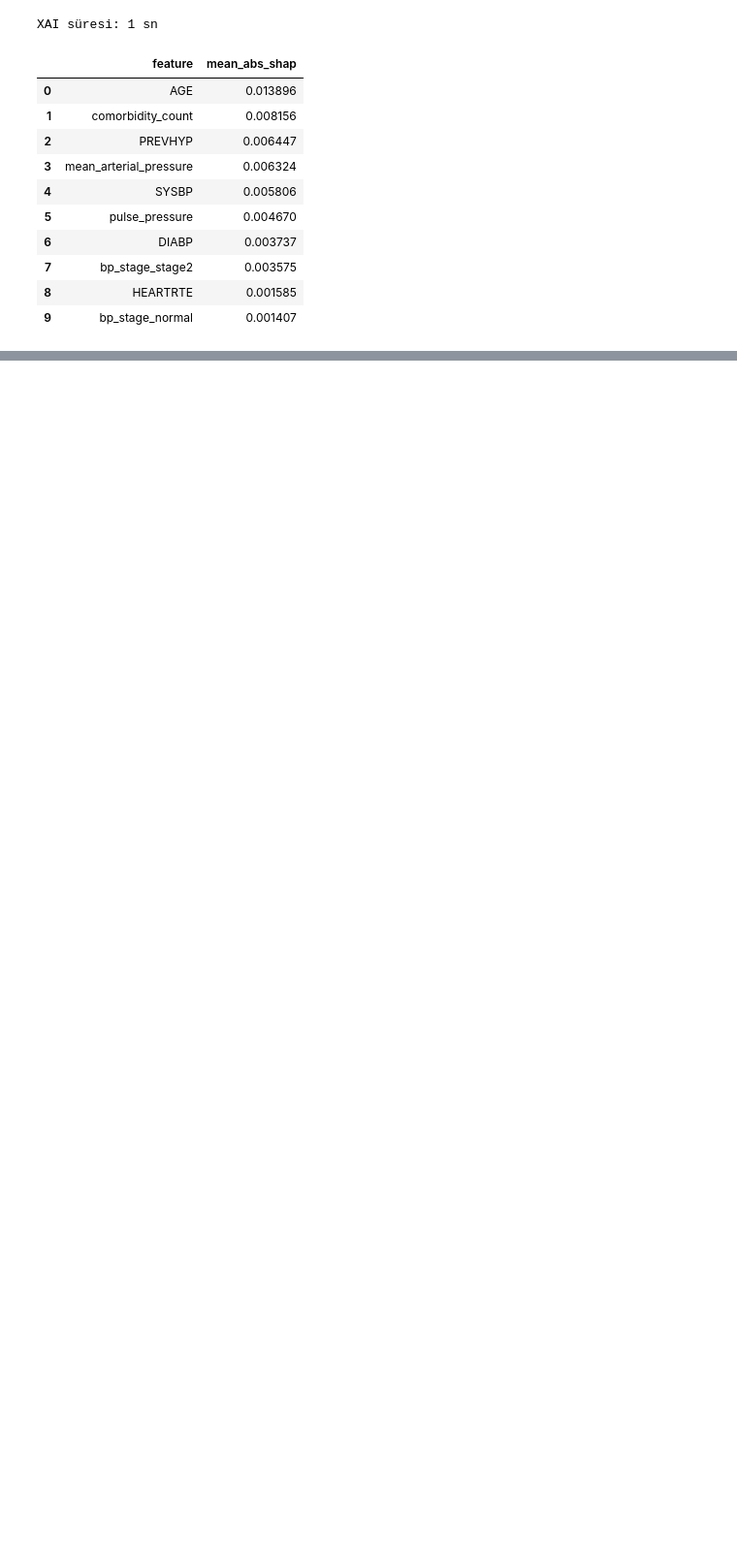
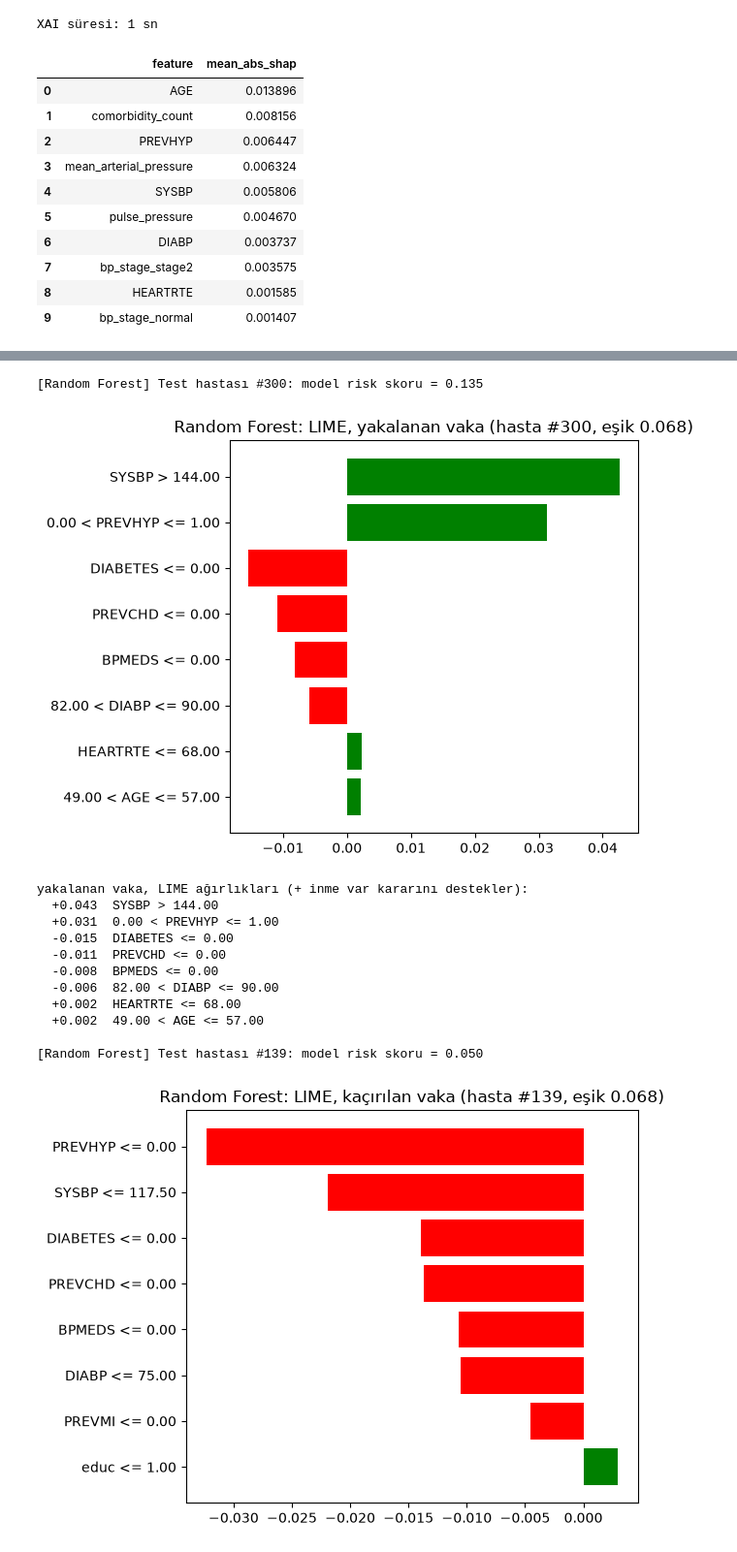
Before and after one commit to Soo-de/stroke_detection_ML, a Jupyter notebook: notebooks/07_model_rf.ipynb, the cells around one changed output, grey strips where cells are left out. Shown at 97% size. Cells and saved outputs as stored; diff of their text form; code cells hidden in the pictures; blank space fills up the shorter version.

Commit message:
Random Forest: explain a caught and a missed stroke patient at the working threshold, add feature removal analysis; record results

```diff
--- a/notebooks/07_model_rf.ipynb
+++ b/notebooks/07_model_rf.ipynb
@@ -563,0 +569,24 @@ xai["shap_importance"].head(10)
+# %%
+# Typical caught and typical missed stroke patient of the test set at the working threshold (section 6):
+# the patient whose score is closest to the median score of their group (not the extreme one).
+score = test_result["score"]
+y_arr = np.asarray(y_test)
+caught_rows = np.where((y_arr == 1) & (score >= threshold))[0]
+missed_rows = np.where((y_arr == 1) & (score < threshold))[0]
+
+def typical(rows):
+    return int(rows[np.argmin(np.abs(score[rows] - np.median(score[rows])))])
+
+case_idx = {"caught": typical(caught_rows), "missed": typical(missed_rows)}
+
+top = int(np.argmax(score))   # the patient LIME explained in section 10 (highest score)
+print(f"Çalışma eşiği: {threshold:.3f} | test: {len(caught_rows)} inme yakalandı, {len(missed_rows)} kaçırıldı")
+print(f"Bölüm 10'daki LIME hastası #{top}: gerçek inme = {bool(y_arr[top])}, skor {score[top]:.3f} -> "
+      f"{'yakalanan' if y_arr[top] == 1 and score[top] >= threshold else 'yakalanan değil'}")
+for key, i in case_idx.items():
+    print(f"{key}: hasta #{i}, skor {score[i]:.3f}, eşik {threshold:.3f}")
+
+patients = X_test.iloc[list(case_idx.values())].T
+patients.columns = [f"{k} (#{i})" for k, i in case_idx.items()]
+patients["test medyanı"] = X_test.median()
+patients
@@ -563,0 +616,24 @@ xai["shap_importance"].head(10)
+# %%
+for key, i in case_idx.items():
+    label = "yakalanan vaka" if key == "caught" else "kaçırılan vaka"
+    weights = lime_local(best, X_train, X_test, index=i, model_name=MODEL_NAME, save_prefix=FIG_DIR / MODEL_CODE,
+                         save_name=f"lime_{key}", title=f"{MODEL_NAME}: LIME, {label} (hasta #{i}, eşik {threshold:.3f})")
+    print(f"{label}, LIME ağırlıkları (+ inme var kararını destekler):")
+    for condition, w in weights:
+        print(f"  {w:+.3f}  {condition}")
+    print()
+# %% [output]
+[Random Forest] Test hastası #300: model risk skoru = 0.135
+[figure, added]
+yakalanan vaka, LIME ağırlıkları (+ inme var kararını destekler):
+  +0.043  SYSBP > 144.00
+  +0.031  0.00 < PREVHYP <= 1.00
+  -0.015  DIABETES <= 0.00
+  -0.011  PREVCHD <= 0.00
+  -0.008  BPMEDS <= 0.00
+  -0.006  82.00 < DIABP <= 90.00
+  +0.002  HEARTRTE <= 68.00
+  +0.002  49.00 < AGE <= 57.00
+
+[Random Forest] Test hastası #139: model risk skoru = 0.050
+[figure, added]
```
Also changed, not shown: parts of 13 cells of this notebook, 3 other files.
